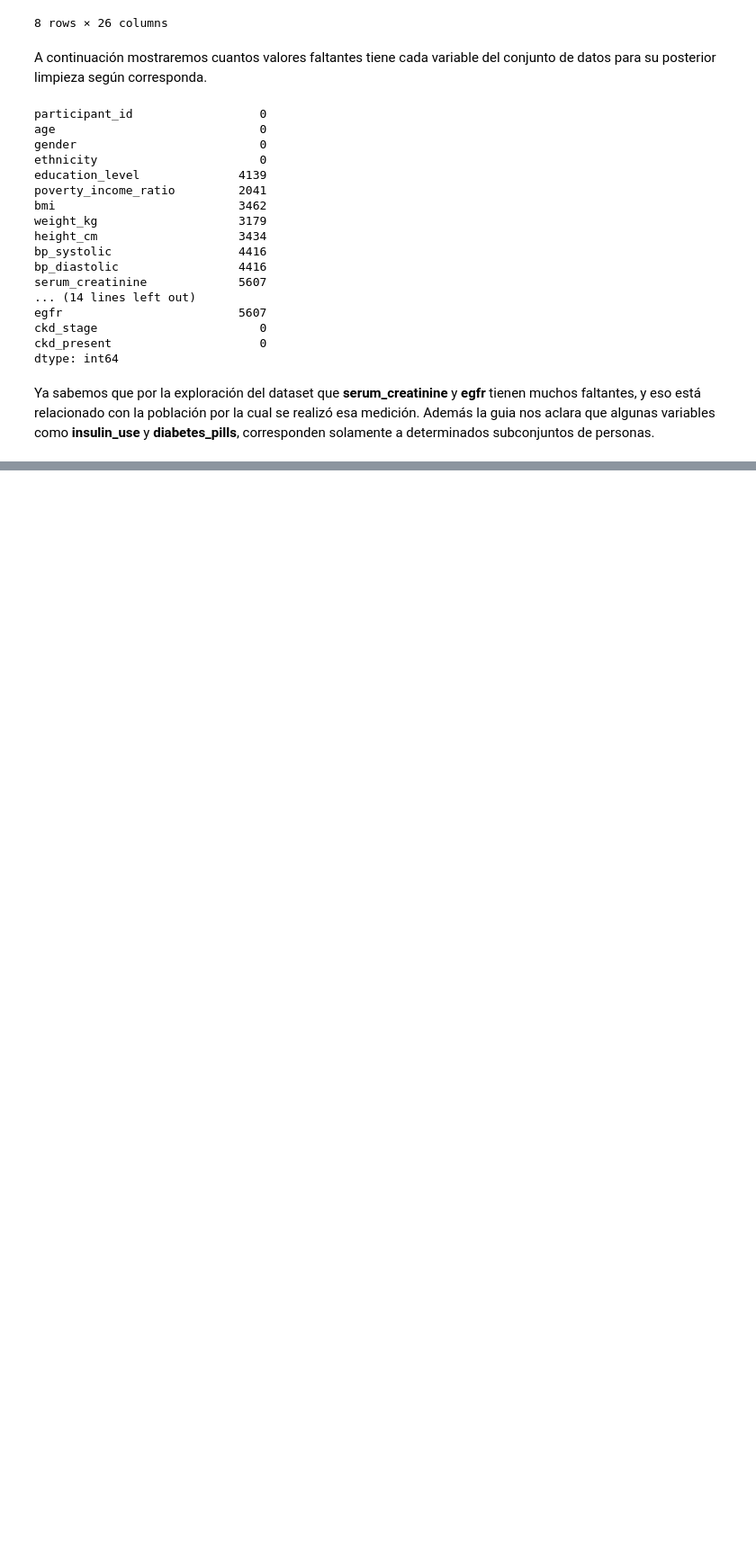
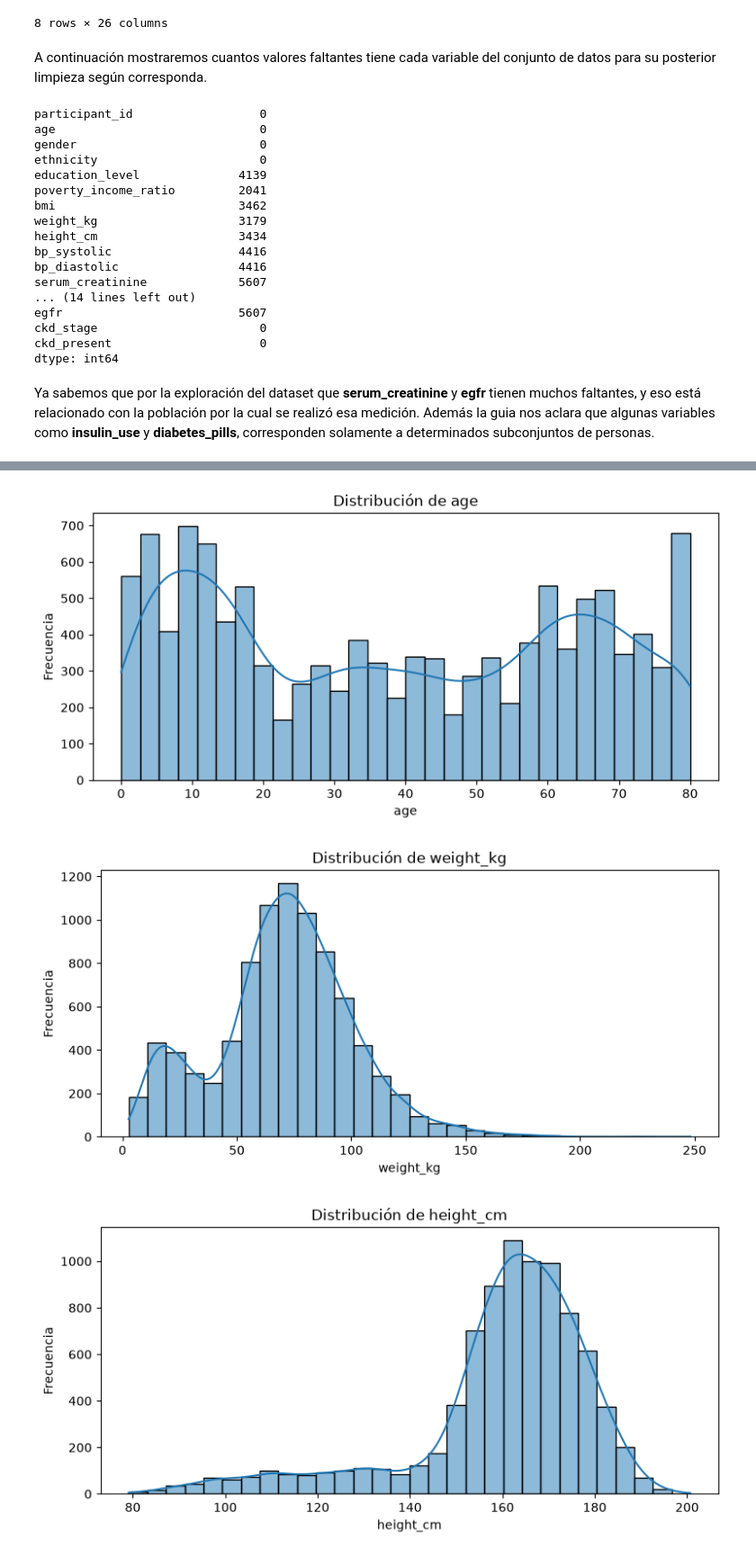
Before and after one commit to cnajurieta/TPEspecial-Fundamentos, a Jupyter notebook: TP_Especial_CKD_NHANES.ipynb, the cells around one changed output, grey strips where cells are left out. Shown at 90% size. Cells and saved outputs as stored; diff of their text form; code cells hidden in the pictures; blank space fills up the shorter version.

```diff
--- a/TP_Especial_CKD_NHANES.ipynb
+++ b/TP_Especial_CKD_NHANES.ipynb
@@ -184,0 +245,26 @@ Ya sabemos que por la exploración del dataset que **serum_creatinine** y **egfr
+# %%
+
+variables_histogramas = [
+    "age",
+    "weight_kg",
+    "height_cm",
+    "bp_systolic",
+    "bp_diastolic",
+    "serum_creatinine",
+    "egfr",
+    "urine_albumin",
+    "albumin_creatinine_ratio"
+]
+
+for variable in variables_histogramas:
+    plt.figure(figsize=(8, 4))
+    sns.histplot(data=df, x=variable, bins=30, kde=True)
+    plt.title(f"Distribución de {variable}")
+    plt.xlabel(variable)
+    plt.ylabel("Frecuencia")
+    plt.tight_layout()
+    plt.show()
+# %% [output]
+[figure, added]
+[figure, added]
+[figure, added]
```
Also changed, not shown: parts of 19 cells of this notebook.
